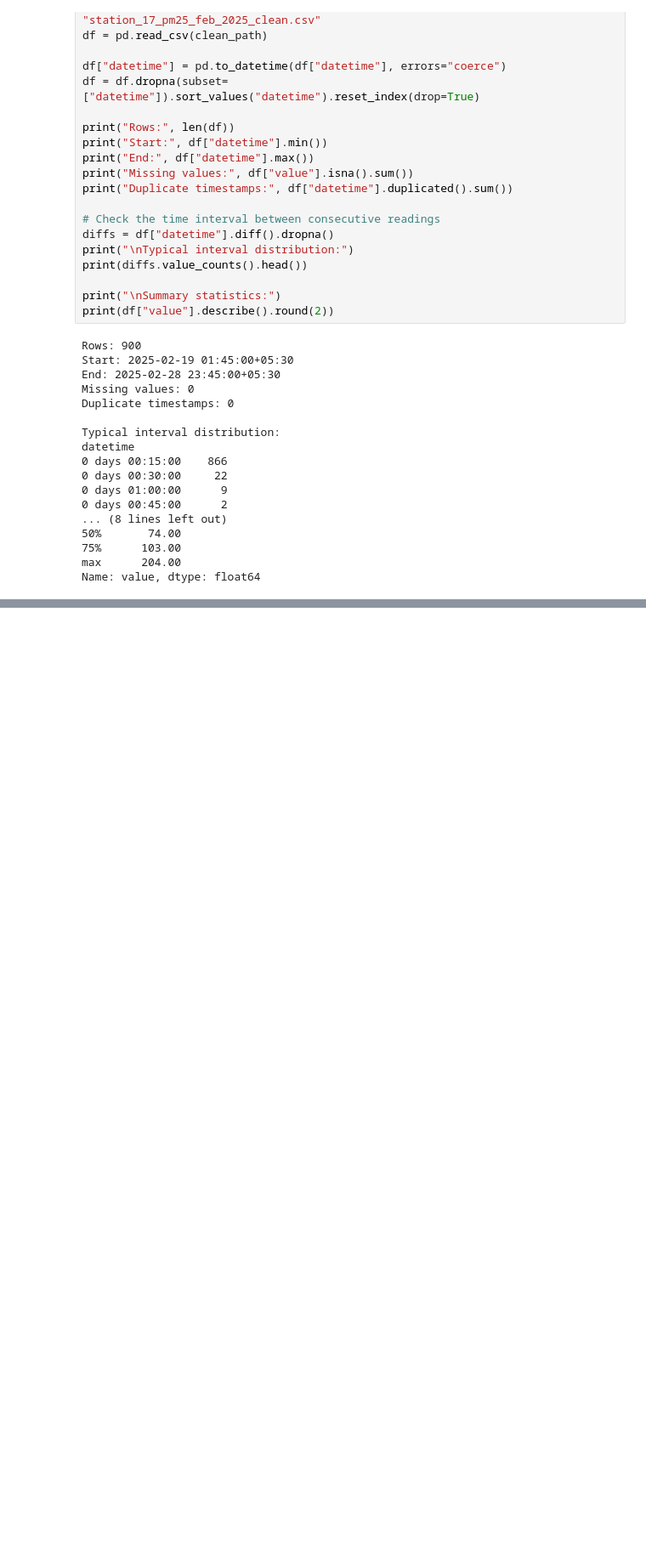
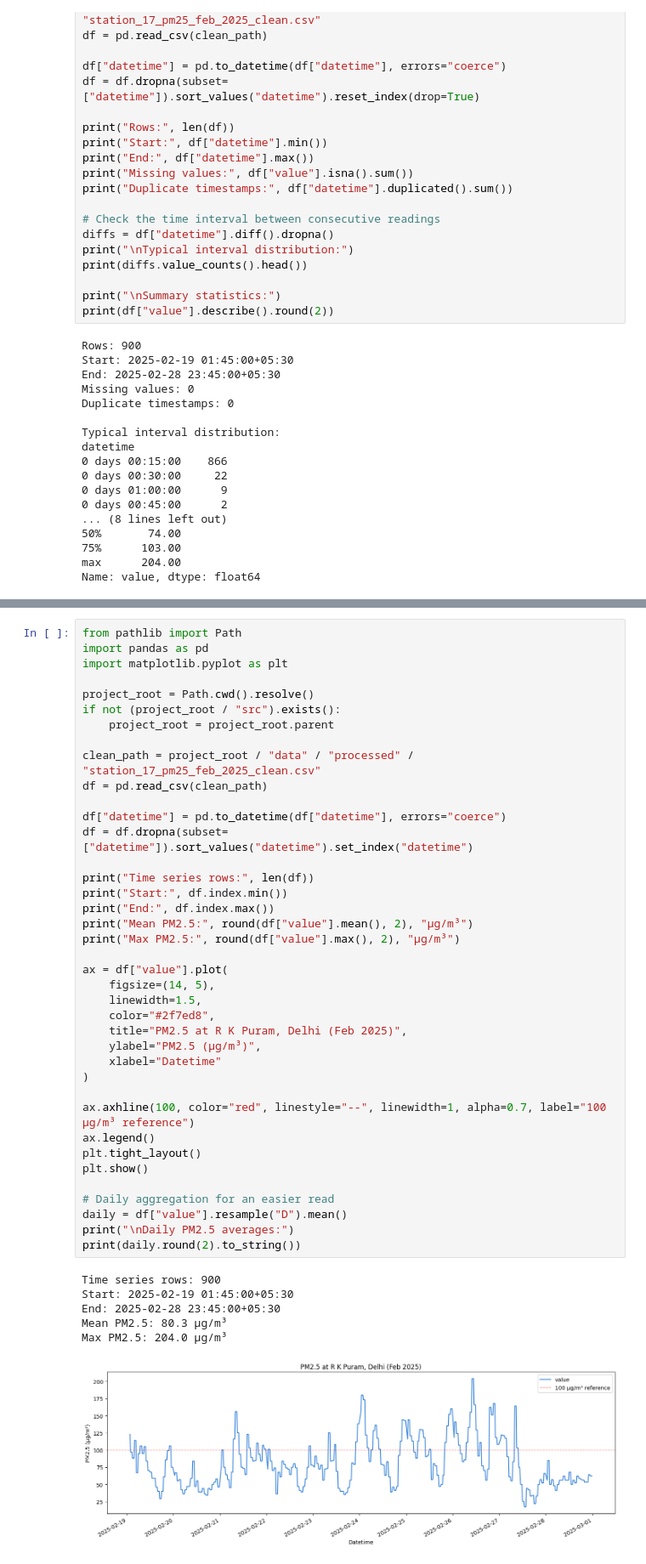
Before and after one commit to coderkali/machine_learning, a Jupyter notebook: 18_Projects/01_Delhi_Air_Forecast/notebooks/04_download_sesnor_history.ipynb, the cells around one changed output, grey strips where cells are left out. Shown at 85% size. Saved outputs shown, nothing was run; the diff lists cells and outputs as text; blank space fills up the shorter version.

```diff
--- a/18_Projects/01_Delhi_Air_Forecast/notebooks/04_download_sesnor_history.ipynb
+++ b/18_Projects/01_Delhi_Air_Forecast/notebooks/04_download_sesnor_history.ipynb
@@ -498,0 +507,46 @@ Name: value, dtype: float64
+# %%
+from pathlib import Path
+import pandas as pd
+import matplotlib.pyplot as plt
+
+project_root = Path.cwd().resolve()
+if not (project_root / "src").exists():
+    project_root = project_root.parent
+
+clean_path = project_root / "data" / "processed" / "station_17_pm25_feb_2025_clean.csv"
+df = pd.read_csv(clean_path)
+
+df["datetime"] = pd.to_datetime(df["datetime"], errors="coerce")
+df = df.dropna(subset=["datetime"]).sort_values("datetime").set_index("datetime")
+
+print("Time series rows:", len(df))
+print("Start:", df.index.min())
+print("End:", df.index.max())
+print("Mean PM2.5:", round(df["value"].mean(), 2), "µg/m³")
+print("Max PM2.5:", round(df["value"].max(), 2), "µg/m³")
+
+ax = df["value"].plot(
+    figsize=(14, 5),
+    linewidth=1.5,
+    color="#2f7ed8",
+    title="PM2.5 at R K Puram, Delhi (Feb 2025)",
+    ylabel="PM2.5 (µg/m³)",
+    xlabel="Datetime"
+)
+
+ax.axhline(100, color="red", linestyle="--", linewidth=1, alpha=0.7, label="100 µg/m³ reference")
+ax.legend()
+plt.tight_layout()
+plt.show()
+
+# Daily aggregation for an easier read
+daily = df["value"].resample("D").mean()
+print("\nDaily PM2.5 averages:")
+print(daily.round(2).to_string())
+# %% [output]
+Time series rows: 900
+Start: 2025-02-19 01:45:00+05:30
+End: 2025-02-28 23:45:00+05:30
+Mean PM2.5: 80.3 µg/m³
+Max PM2.5: 204.0 µg/m³
+[figure, added]
```
Also changed, not shown: parts of 6 cells of this notebook, 27 other files.
